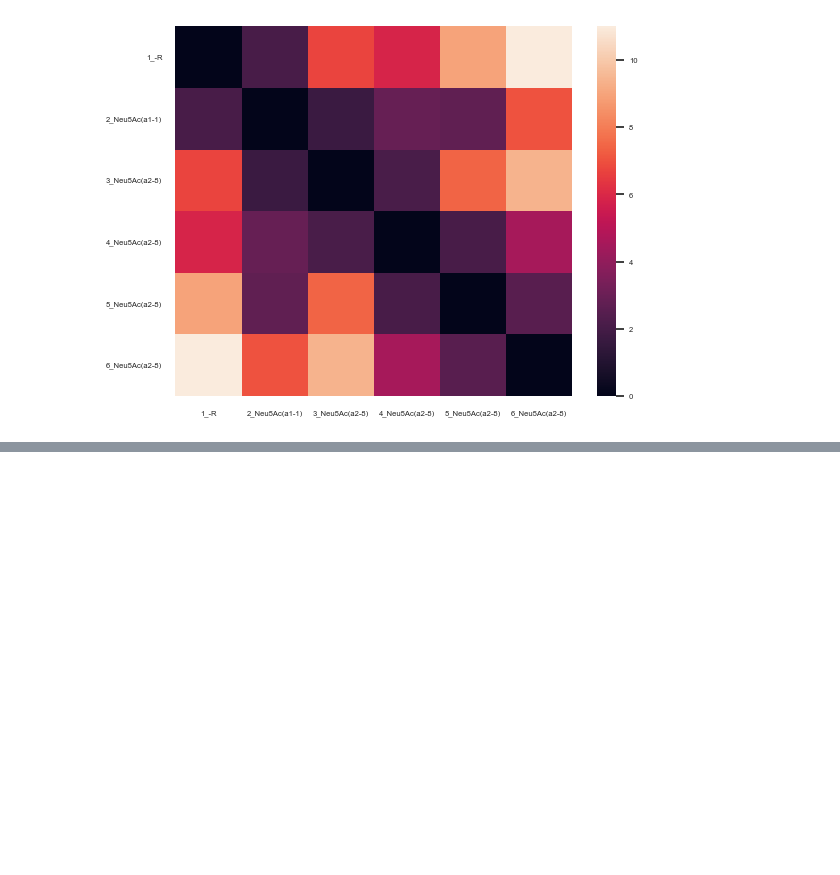
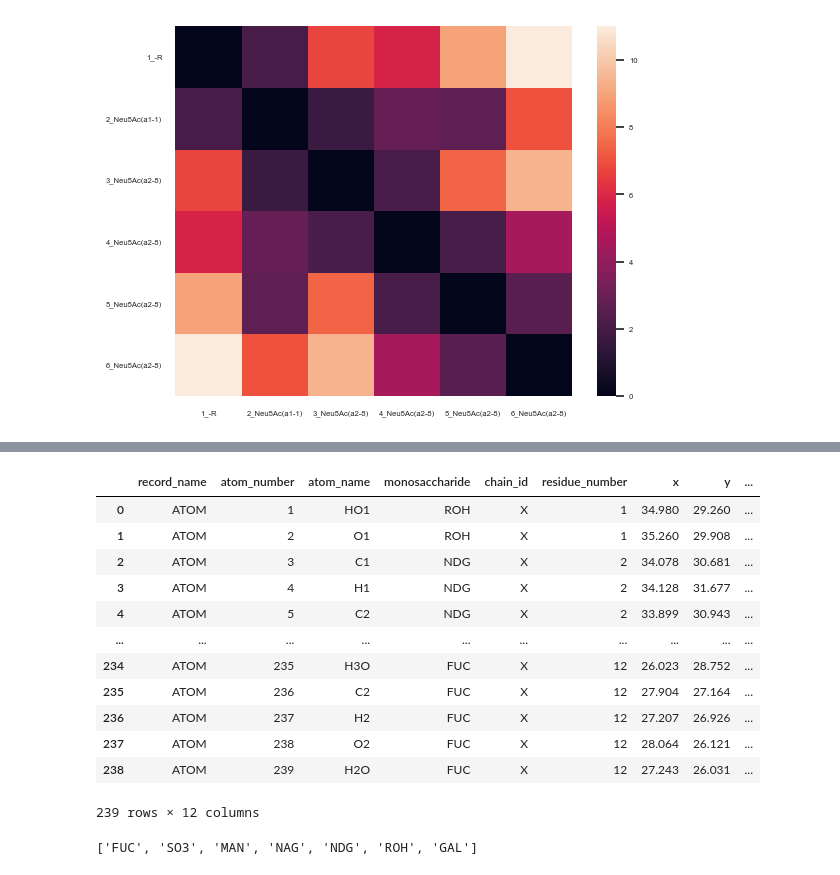
Before and after one commit to lthomes/glycontact, a Jupyter notebook: process_data.ipynb, the cells around one changed output, grey strips where cells are left out. Drawn from its saved outputs; the diff is of its cells as text; code cells hidden in the pictures; blank space fills up the shorter version.

```diff
--- a/process_data.ipynb
+++ b/process_data.ipynb
@@ -779,0 +812,21 @@ monosaccharide_contact_map(dist_table)
+# %%
+df2
+# %% [output]
+|  | record_name | atom_number | atom_name | monosaccharide | chain_id | residue_number | x | y | ... |
+| 0 | ATOM | 1 | HO1 | ROH | X | 1 | 34.980 | 29.260 | ... |
+| 1 | ATOM | 2 | O1 | ROH | X | 1 | 35.260 | 29.908 | ... |
+| 2 | ATOM | 3 | C1 | NDG | X | 2 | 34.078 | 30.681 | ... |
+| 3 | ATOM | 4 | H1 | NDG | X | 2 | 34.128 | 31.677 | ... |
+| 4 | ATOM | 5 | C2 | NDG | X | 2 | 33.899 | 30.943 | ... |
+| ... | ... | ... | ... | ... | ... | ... | ... | ... | ... |
+| 234 | ATOM | 235 | H3O | FUC | X | 12 | 26.023 | 28.752 | ... |
+| 235 | ATOM | 236 | C2 | FUC | X | 12 | 27.904 | 27.164 | ... |
+| 236 | ATOM | 237 | H2 | FUC | X | 12 | 27.207 | 26.926 | ... |
+| 237 | ATOM | 238 | O2 | FUC | X | 12 | 28.064 | 26.121 | ... |
+| 238 | ATOM | 239 | H2O | FUC | X | 12 | 27.243 | 26.031 | ... |
+239 rows × 12 columns
+# %%
+df2 = extract_3D_coordinates(pdb_file)
+print(list(set(df2['monosaccharide'].to_list())))
+# %% [output]
+['FUC', 'SO3', 'MAN', 'NAG', 'NDG', 'ROH', 'GAL']
```
Also changed, not shown: parts of 14 cells of this notebook, 5 other files.
